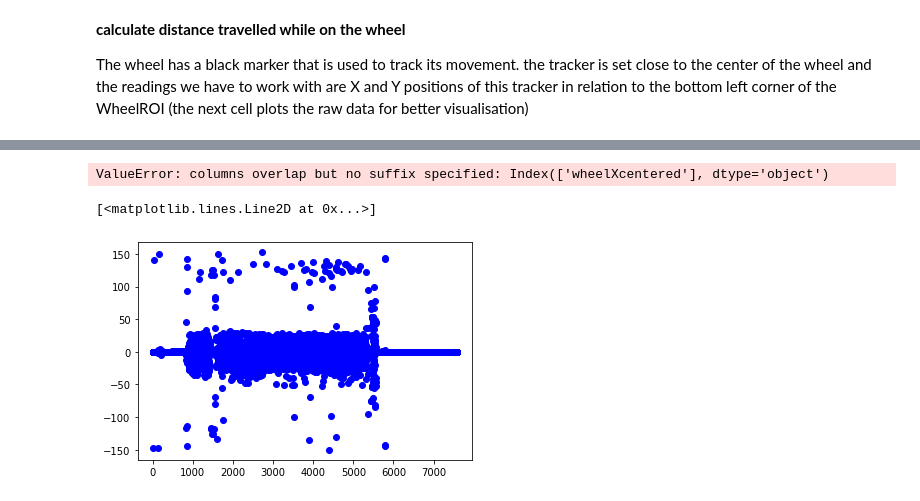
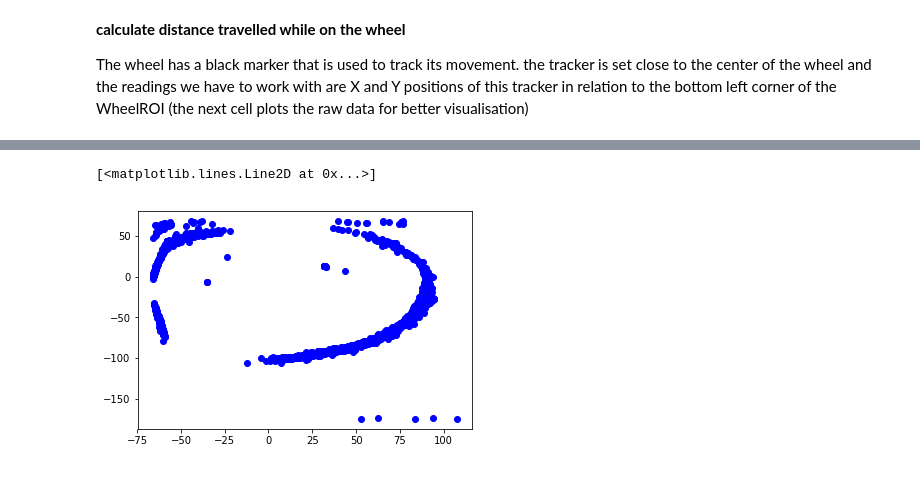
Before and after one commit to Sussex-Neuroscience/rodent-tracking, a Jupyter notebook: software/test.ipynb, the cells around one changed output, grey strips where cells are left out. Drawn from its saved outputs; the diff is of its cells as text; code cells hidden in the pictures.

```diff
--- a/software/test.ipynb
+++ b/software/test.ipynb
@@ -132,18 +129,14 @@ the above graph shows all detected X against Y positions of the wheel marker. Ga
 # %%
 # get the x and y average positions are remove them from each dimension, so to "center" the wheel
 wheelXavg = fid["wheel.Item2.wheel.Centroid.X"].mean()
 wheelYavg = fid["wheel.Item2.wheel.Centroid.Y"].mean()
 
-#fid  = fid.join(pd.Series(data = (fid["wheel.Item2.wheel.Centroid.X"]-wheelXavg),name="wheelXcentered")
+
 fid = fid.join(pd.Series(data = (fid["wheel.Item2.wheel.Centroid.X"]-wheelXavg),name="wheelXcentered"))
 fid = fid.join(pd.Series(data = (fid["wheel.Item2.wheel.Centroid.Y"]-wheelYavg),name="wheelYcentered"))
-#print(fid["onlymouse"])
 
-plt.plot(fid["wheelXcentered"],fid["wheelYcentered"],"bo")
+
+plt.plot(fid["wheel.Item2.wheel.Centroid.X"]-wheelXavg,fid["wheel.Item2.wheel.Centroid.Y"]-wheelYavg,"bo")
 # %% [output]
-ValueError: columns overlap but no suffix specified: Index(['wheelXcentered'], dtype='object')
+[<matplotlib.lines.Line2D at 0x...>]
+[figure, added]
-# %%
-plt.plot(fid["wheelXcentered"].diff(),"bo")
-# %% [output]
-[<matplotlib.lines.Line2D at 0x...>]
-[figure, removed]
```
Also changed, not shown: parts of 14 cells of this notebook, 3 other files.
